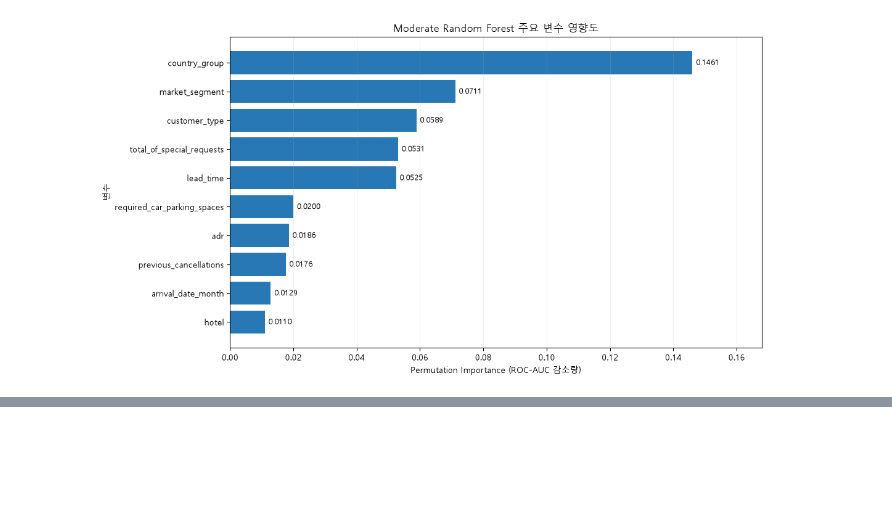
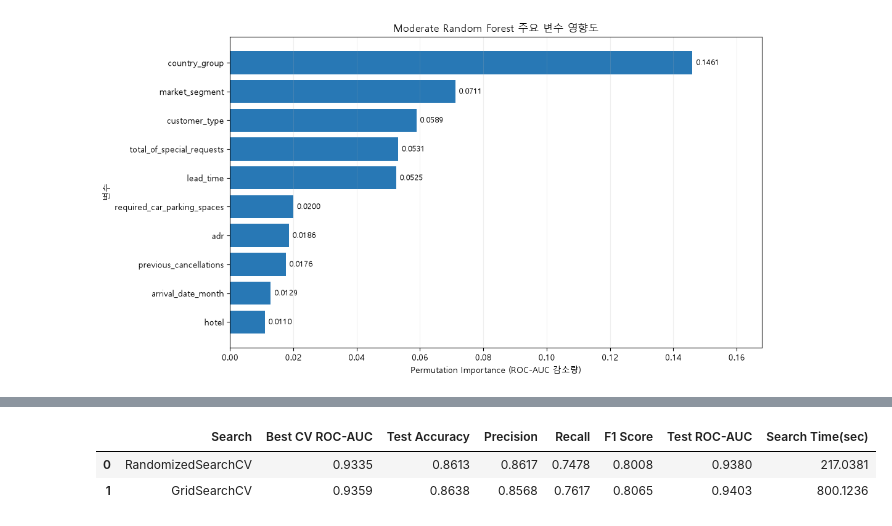
Before and after one commit to mseon94/Machine-Learning-PRJ, a Jupyter notebook: hotel_canceled.ipynb, the cells around one changed output, grey strips where cells are left out. Saved outputs shown, nothing was run; the diff lists cells and outputs as text; code cells hidden in the pictures; blank space fills up the shorter version.

```diff
--- a/hotel_canceled.ipynb
+++ b/hotel_canceled.ipynb
@@ -2222,0 +2400,42 @@ plt.show()
+# %%
+# 최적 모델 추출
+random_model = search_random.best_estimator_
+grid_model = search_grid.best_estimator_
+
+# RandomizedSearchCV 예측
+random_pred = random_model.predict(X_test)
+random_proba = random_model.predict_proba(X_test)[:, 1]
+
+# GridSearchCV 예측
+grid_pred = grid_model.predict(X_test)
+grid_proba = grid_model.predict_proba(X_test)[:, 1]
+# %%
+# 비교 표
+search_results = pd.DataFrame([
+    {
+        "Search": "RandomizedSearchCV",
+        "Best CV ROC-AUC": search_random.best_score_,
+        "Test Accuracy": accuracy_score(y_test, random_pred),
+        "Precision": precision_score(y_test, random_pred),
+        "Recall": recall_score(y_test, random_pred),
+        "F1 Score": f1_score(y_test, random_pred),
+        "Test ROC-AUC": roc_auc_score(y_test, random_proba),
+        "Search Time(sec)": random_time
+    },
+    {
+        "Search": "GridSearchCV",
+        "Best CV ROC-AUC": search_grid.best_score_,
+        "Test Accuracy": accuracy_score(y_test, grid_pred),
+        "Precision": precision_score(y_test, grid_pred),
+        "Recall": recall_score(y_test, grid_pred),
+        "F1 Score": f1_score(y_test, grid_pred),
+        "Test ROC-AUC": roc_auc_score(y_test, grid_proba),
+        "Search Time(sec)": grid_time
+    }
+])
+
+display(search_results.round(4))
+# %% [output]
+|  | Search | Best CV ROC-AUC | Test Accuracy | Precision | Recall | F1 Score | Test ROC-AUC | Search Time(sec) |
+| 0 | RandomizedSearchCV | 0.9335 | 0.8613 | 0.8617 | 0.7478 | 0.8008 | 0.9380 | 217.0381 |
+| 1 | GridSearchCV | 0.9359 | 0.8638 | 0.8568 | 0.7617 | 0.8065 | 0.9403 | 800.1236 |
```
Also changed, not shown: parts of 28 cells of this notebook.
